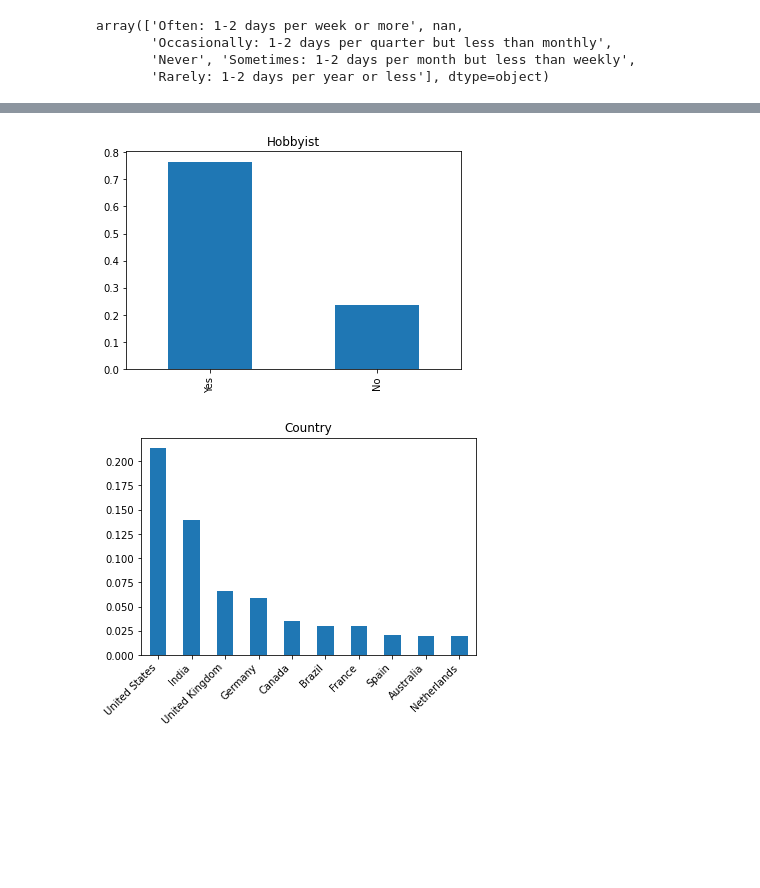
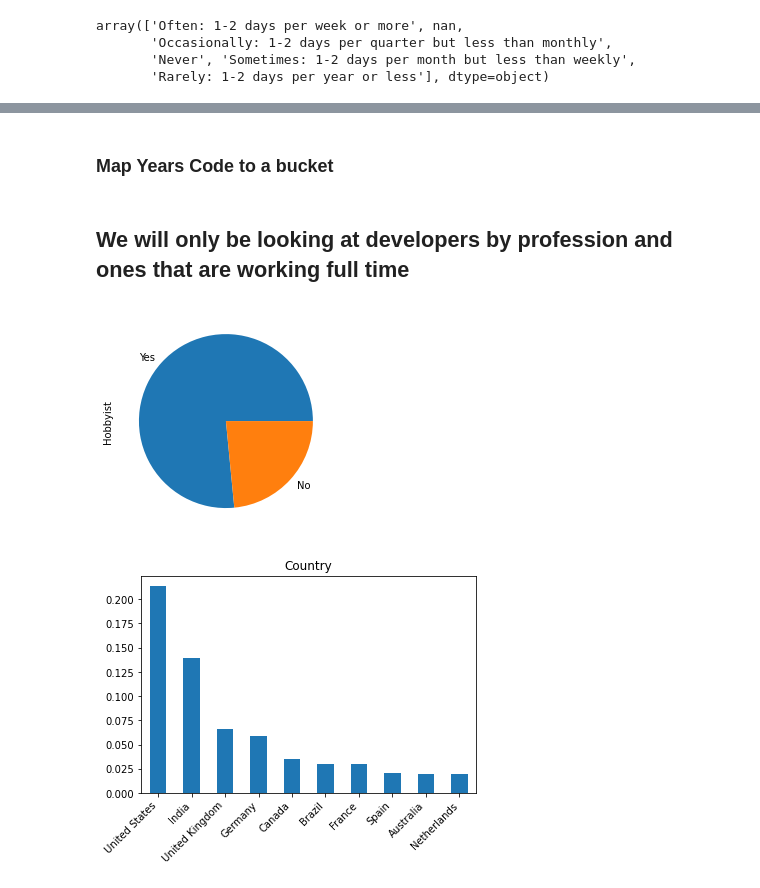
Before and after one commit to abhinavrohatgi30/stackoverflow-2020-dev-survey-analysis, a Jupyter notebook: StackOverFlow-Survey-Analysis.ipynb, the cells around one changed output, grey strips where cells are left out. Cells and saved outputs as stored; diff of their text form; code cells hidden in the pictures; blank space fills up the shorter version.

```diff
--- a/StackOverFlow-Survey-Analysis.ipynb
+++ b/StackOverFlow-Survey-Analysis.ipynb
@@ -135,6 +150,8 @@ def mapToBucket(x):
         return switcher.get(x)
 
 df['OvertimeScore'] = df.NEWOvertime.apply(lambda x: mapToBucket(x))
+# %% [markdown]
+### Map Years Code to a bucket
 # %%
 def mapToBucket(x):
     if x=="Less than 1 year":
@@ -161,3 +178,5 @@ def mapToBucket(x):
         return "40 to 50 years"
 
 df['YearsCodeBucket'] = df.YearsCodePro.apply(lambda x: mapToBucket(x))
+# %% [markdown]
+## We will only be looking at developers by profession and ones that are working full time
@@ -164,12 +185,6 @@ df['YearsCodeBucket'] = df.YearsCodePro.apply(lambda x: mapToBucket(x))
 # %%
-df_devs = df[(df.MainBranch == "I am a developer by profession") & (df.Employment=='Employed full-time')]
 count_vals = df_devs.Hobbyist.value_counts()
-
-# The below should be a bar chart of the proportion of the top 10 countries for the
-# individuals in your count_vals if it is set up correctly.
-
-(count_vals[:10]/df_devs.shape[0]).plot(kind="bar");
-plt.title("Hobbyist");
+(count_vals[:10]/df_devs.shape[0]).plot(kind="pie");
 # %% [output]
-[figure, old version]
+[figure, new version]
 # %%
```
Also changed, not shown: parts of 46 cells of this notebook.
